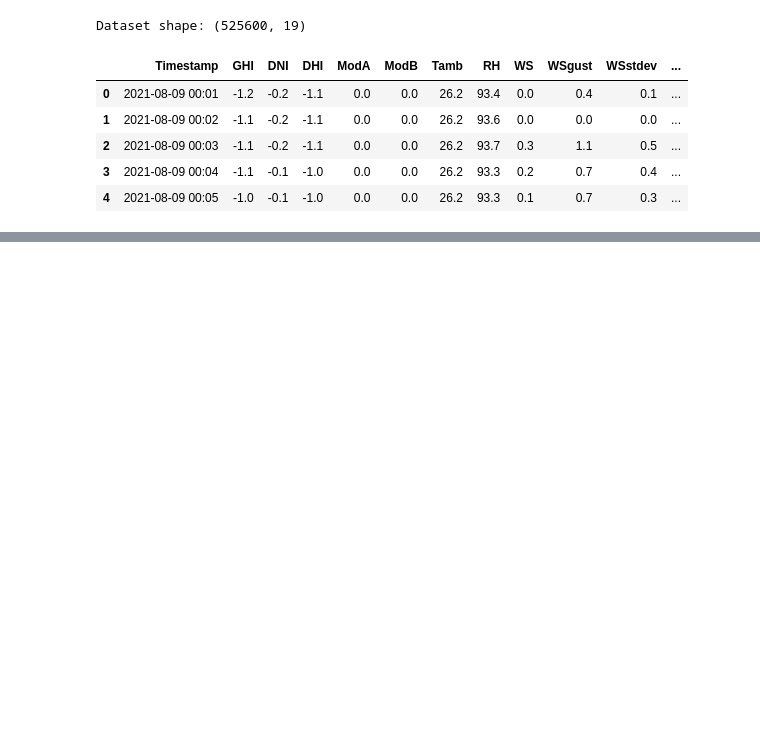
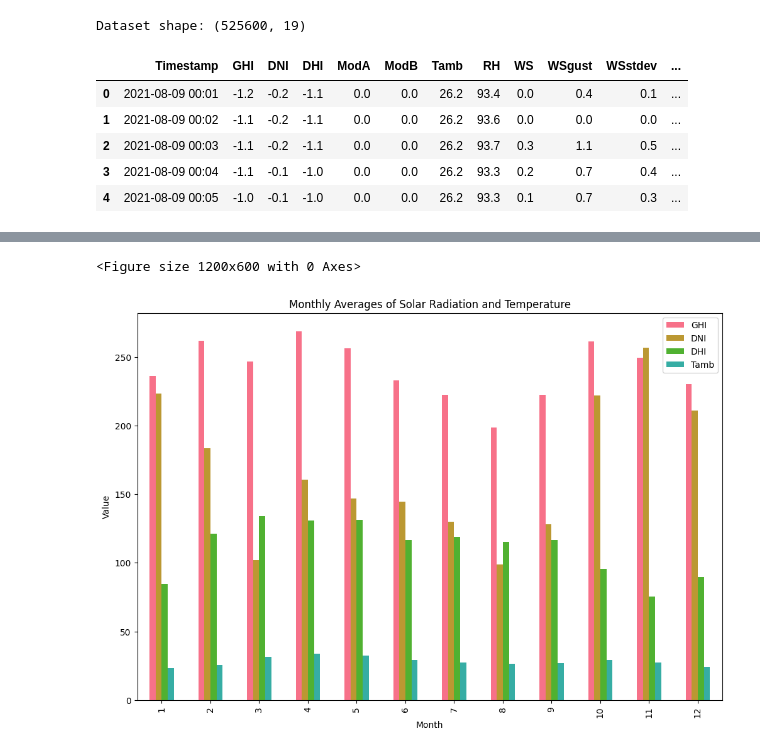
Before and after one commit to ayanasamuel8/solar-challenge-week1, a Jupyter notebook: notebooks/exploratory/benin_eda.ipynb, the cells around one changed output, grey strips where cells are left out. Cells and saved outputs as stored; diff of their text form; code cells hidden in the pictures; blank space fills up the shorter version.

```diff
--- a/notebooks/exploratory/benin_eda.ipynb
+++ b/notebooks/exploratory/benin_eda.ipynb
@@ -26,0 +103,7 @@ Dataset shape: (525600, 19)
+# %%
+# Create a dictionary to store outlier flags
+outliers_dict = {}
+for col in outlier_columns:
+    if col in df.columns:
+        outliers_dict[f'{col}_outlier'] = flag_outliers(df, col)
+        print(f"Number of outliers in {col}: {sum(outliers_dict[f'{col}_outlier'])}")
@@ -26,0 +118,13 @@ Dataset shape: (525600, 19)
+# %%
+# Create clean dataframe
+df_clean = df.copy()
+# %%
+# Handle missing values in key columns
+for col in outlier_columns:
+    if col in df.columns:
+        # Impute missing values with median
+        df_clean[col] = df_clean[col].fillna(df_clean[col].median())
+
+        # Replace outliers with median
+        mask = outliers_dict[f'{col}_outlier']
+        df_clean.loc[mask, col] = df_clean[col].median()
@@ -26,0 +187,15 @@ Dataset shape: (525600, 19)
+# %%
+# Monthly patterns
+df_clean['Month'] = df_clean['Timestamp'].dt.month
+monthly_means = df_clean.groupby('Month')[['GHI', 'DNI', 'DHI', 'Tamb']].mean()
+# %%
+plt.figure(figsize=(12, 6))
+monthly_means.plot(kind='bar')
+plt.title('Monthly Averages of Solar Radiation and Temperature')
+plt.xlabel('Month')
+plt.ylabel('Value')
+plt.legend()
+plt.show()
+# %% [output]
+<Figure size 1200x600 with 0 Axes>
+[figure, added]
```
Also changed, not shown: parts of 27 cells of this notebook.
